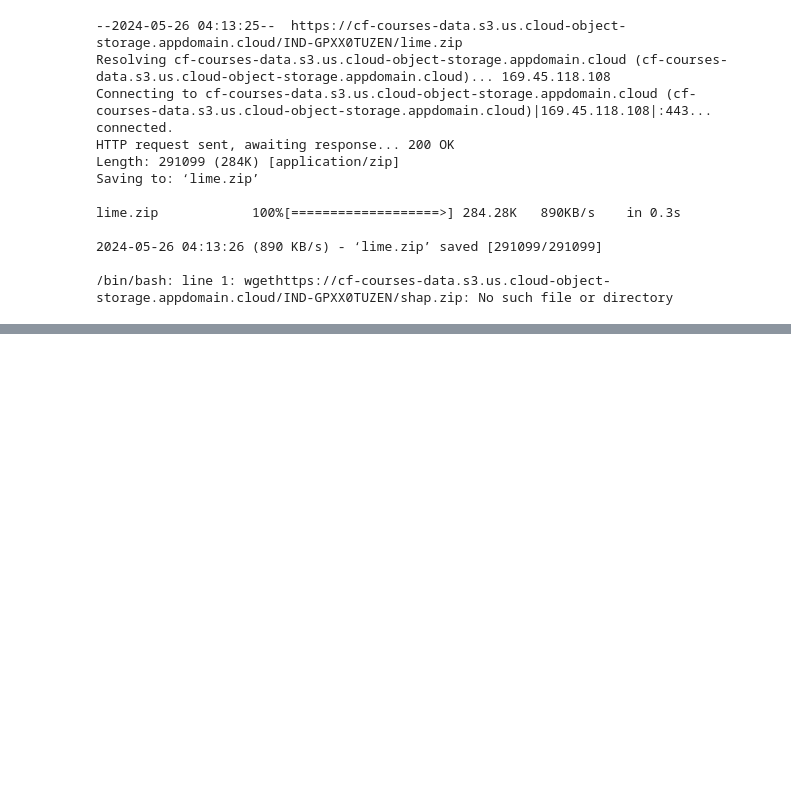
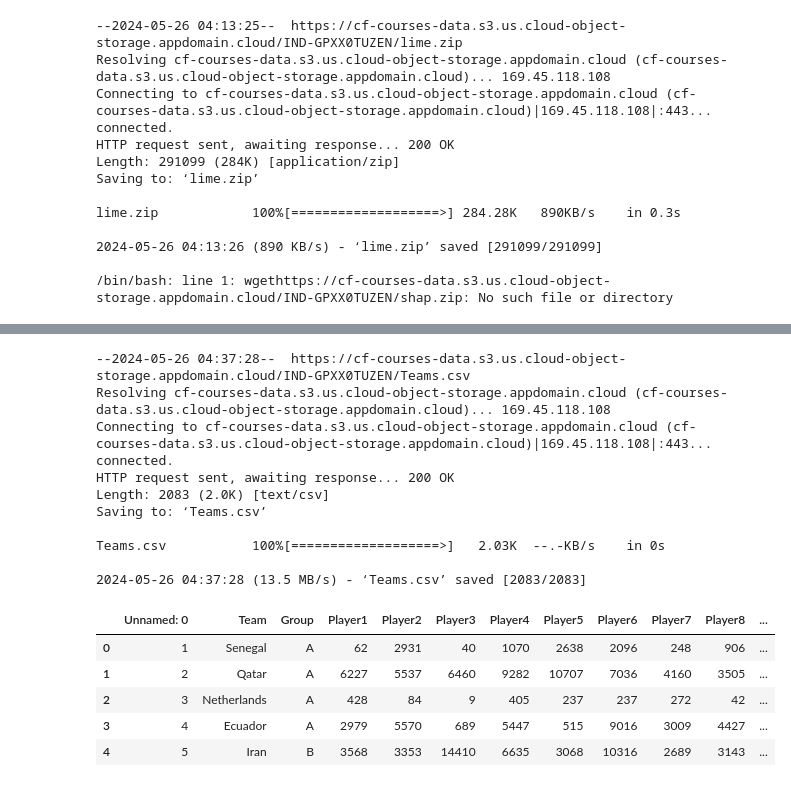
Before and after one commit to Malvape/Prediccion_futbol, a Jupyter notebook: Solucion.ipynb, the cells around one changed output, grey strips where cells are left out. Cells and saved outputs as stored; diff of their text form; code cells hidden in the pictures; blank space fills up the shorter version.

```diff
--- a/Solucion.ipynb
+++ b/Solucion.ipynb
@@ -48,0 +281,21 @@ def plotter(x, y, title):
+# %%
+!wget 'https://cf-courses-data.s3.us.cloud-object-storage.appdomain.cloud/IND-GPXX0TUZEN/Teams.csv'
+Team = pd.read_csv('Teams.csv')
+Team.head()
+# %% [output]
+--2024-05-26 04:37:28--  https://cf-courses-data.s3.us.cloud-object-storage.appdomain.cloud/IND-GPXX0TUZEN/Teams.csv
+Resolving cf-courses-data.s3.us.cloud-object-storage.appdomain.cloud (cf-courses-data.s3.us.cloud-object-storage.appdomain.cloud)... 169.45.118.108
+Connecting to cf-courses-data.s3.us.cloud-object-storage.appdomain.cloud (cf-courses-data.s3.us.cloud-object-storage.appdomain.cloud)|169.45.118.108|:443... connected.
+HTTP request sent, awaiting response... 200 OK
+Length: 2083 (2.0K) [text/csv]
+Saving to: ‘Teams.csv’
+
+Teams.csv           100%[===================>]   2.03K  --.-KB/s    in 0s
+
+2024-05-26 04:37:28 (13.5 MB/s) - ‘Teams.csv’ saved [2083/2083]
+|  | Unnamed: 0 | Team | Group | Player1 | Player2 | Player3 | Player4 | Player5 | Player6 | Player7 | Player8 | ... |
+| 0 | 1 | Senegal | A | 62 | 2931 | 40 | 1070 | 2638 | 2096 | 248 | 906 | ... |
+| 1 | 2 | Qatar | A | 6227 | 5537 | 6460 | 9282 | 10707 | 7036 | 4160 | 3505 | ... |
+| 2 | 3 | Netherlands | A | 428 | 84 | 9 | 405 | 237 | 237 | 272 | 42 | ... |
+| 3 | 4 | Ecuador | A | 2979 | 5570 | 689 | 5447 | 515 | 9016 | 3009 | 4427 | ... |
+| 4 | 5 | Iran | B | 3568 | 3353 | 14410 | 6635 | 3068 | 10316 | 2689 | 3143 | ... |
```
Also changed, not shown: parts of 27 cells of this notebook, 6 other files.
